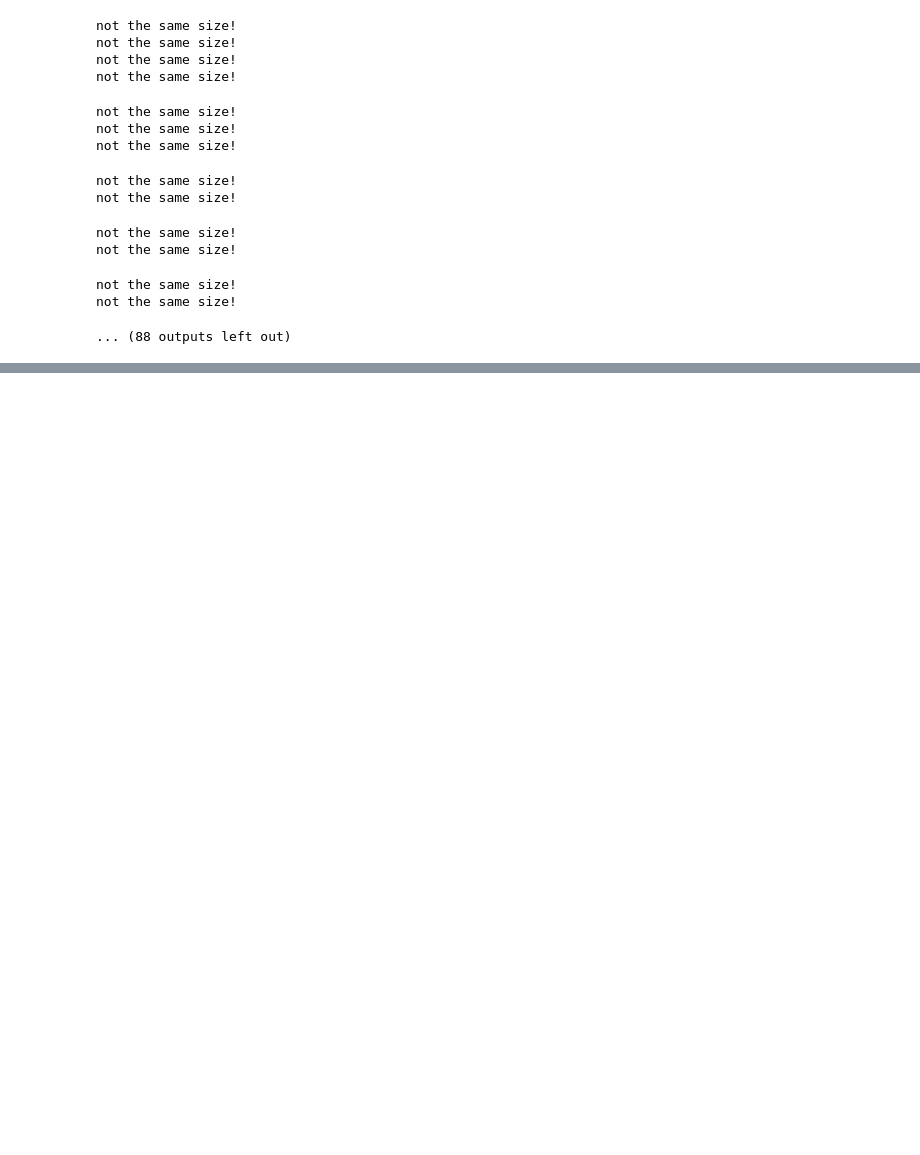
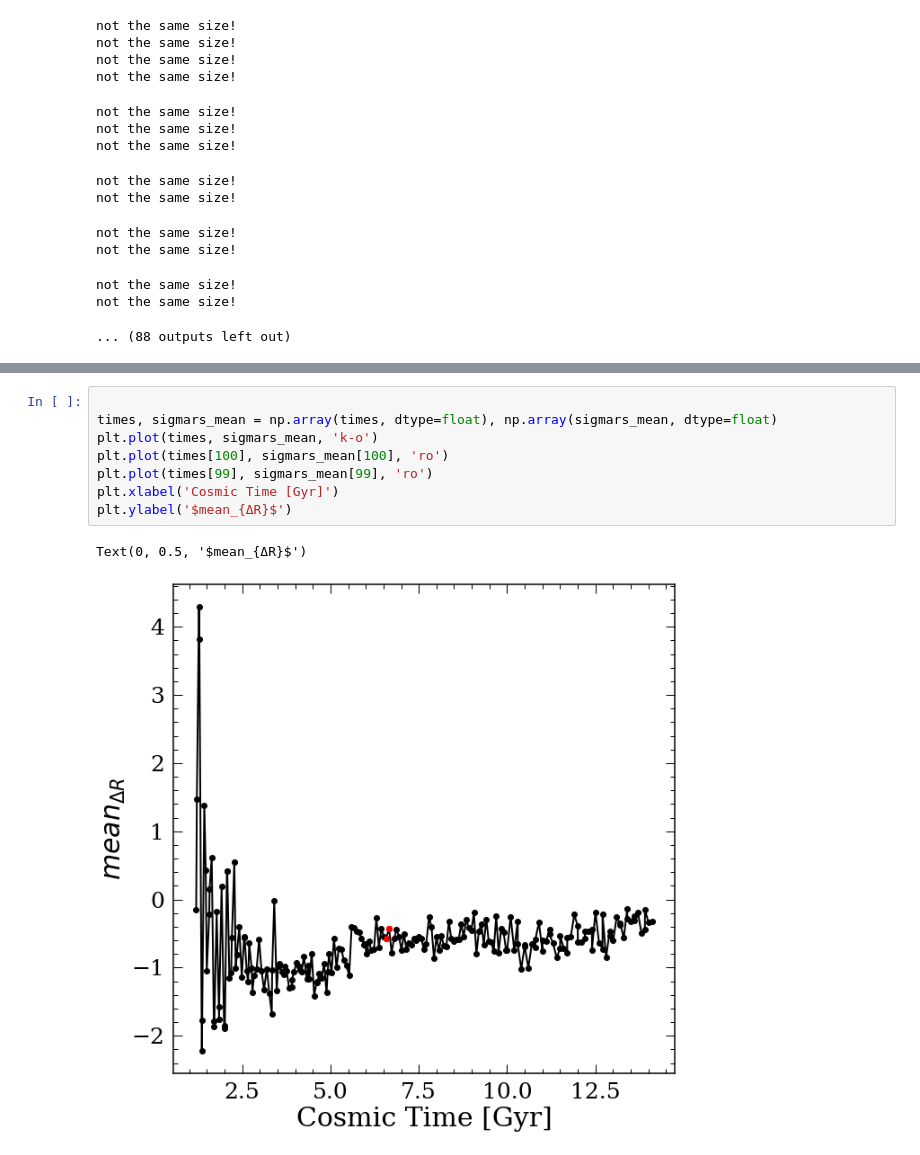
Before and after one commit to lyx12311/RbirThesisNIHAO, a Jupyter notebook: RMStrength.ipynb, the cells around one changed output, grey strips where cells are left out. Cells and saved outputs as stored; diff of their text form; blank space fills up the shorter version.

```diff
--- a/RMStrength.ipynb
+++ b/RMStrength.ipynb
@@ -262,0 +429,11 @@ not the same size!
+# %%
+
+times, sigmars_mean = np.array(times, dtype=float), np.array(sigmars_mean, dtype=float)
+plt.plot(times, sigmars_mean, 'k-o')
+plt.plot(times[100], sigmars_mean[100], 'ro')
+plt.plot(times[99], sigmars_mean[99], 'ro')
+plt.xlabel('Cosmic Time [Gyr]')
+plt.ylabel('$mean_{ΔR}$')
+# %% [output]
+Text(0, 0.5, '$mean_{ΔR}$')
+[figure, added]
```
Also changed, not shown: parts of 10 cells of this notebook, 2 other files.
